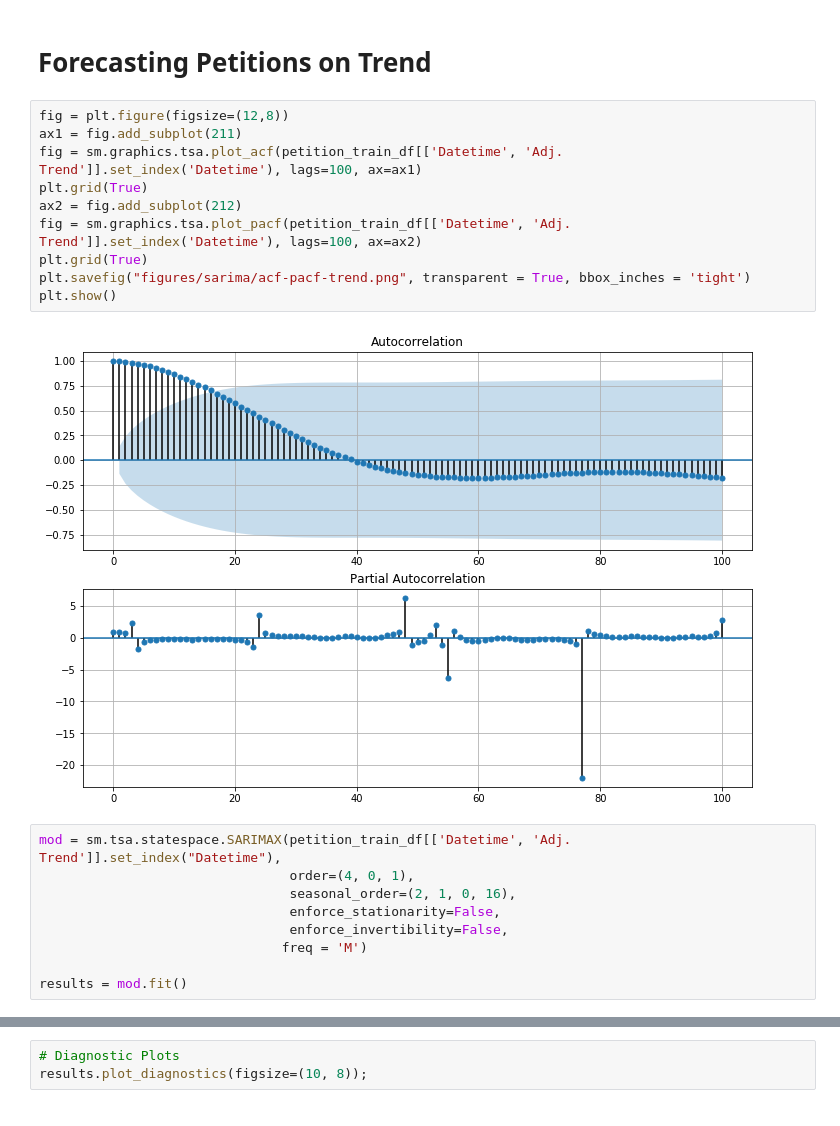
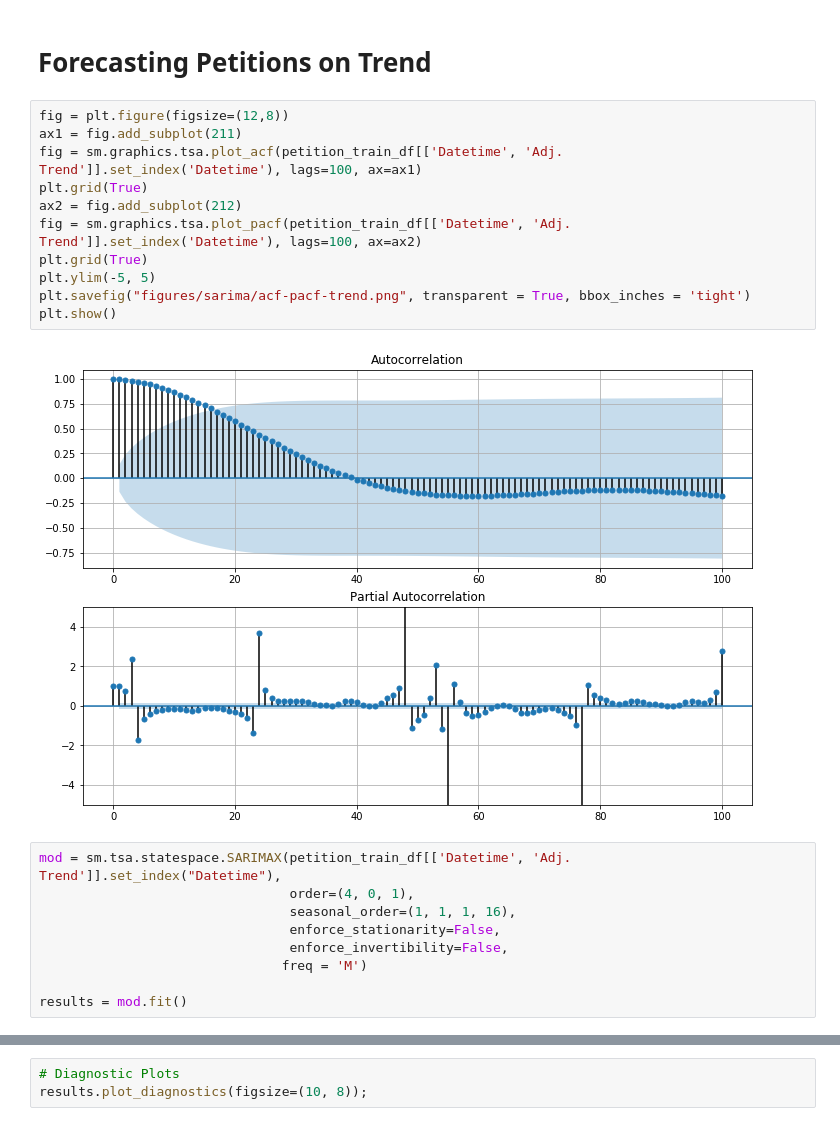
Before and after one commit to harrisonized/Predicting_Rent_Petitions_in_SF, a Jupyter notebook: sarima.ipynb, the cells around one changed output, grey strips where cells are left out. Saved outputs shown, nothing was run; the diff lists cells and outputs as text.

```diff
--- a/sarima.ipynb
+++ b/sarima.ipynb
@@ -213,19 +215,20 @@ results.plot_diagnostics(figsize=(10, 8));
 # %%
 fig = plt.figure(figsize=(12,8))
 ax1 = fig.add_subplot(211)
 fig = sm.graphics.tsa.plot_acf(petition_train_df[['Datetime', 'Adj. Trend']].set_index('Datetime'), lags=100, ax=ax1)
 plt.grid(True)
 ax2 = fig.add_subplot(212)
 fig = sm.graphics.tsa.plot_pacf(petition_train_df[['Datetime', 'Adj. Trend']].set_index('Datetime'), lags=100, ax=ax2)
 plt.grid(True)
+plt.ylim(-5, 5)
 plt.savefig("figures/sarima/acf-pacf-trend.png", transparent = True, bbox_inches = 'tight')
 plt.show()
 # %% [output]
-[figure, old version]
+[figure, new version]
 # %%
 mod = sm.tsa.statespace.SARIMAX(petition_train_df[['Datetime', 'Adj. Trend']].set_index("Datetime"),
                                 order=(4, 0, 1),
-                                seasonal_order=(2, 1, 0, 16),
+                                seasonal_order=(1, 1, 1, 16),
                                 enforce_stationarity=False,
                                 enforce_invertibility=False,
                                freq = 'M')
```
Also changed, not shown: parts of 7 cells of this notebook, 3 other files.
